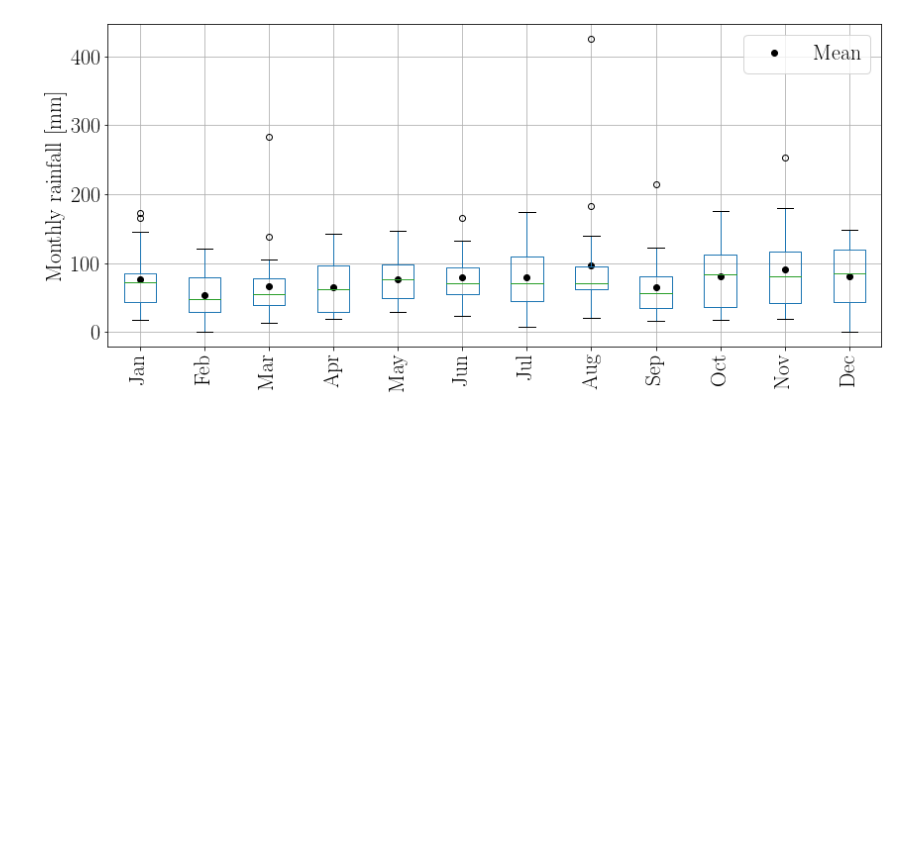
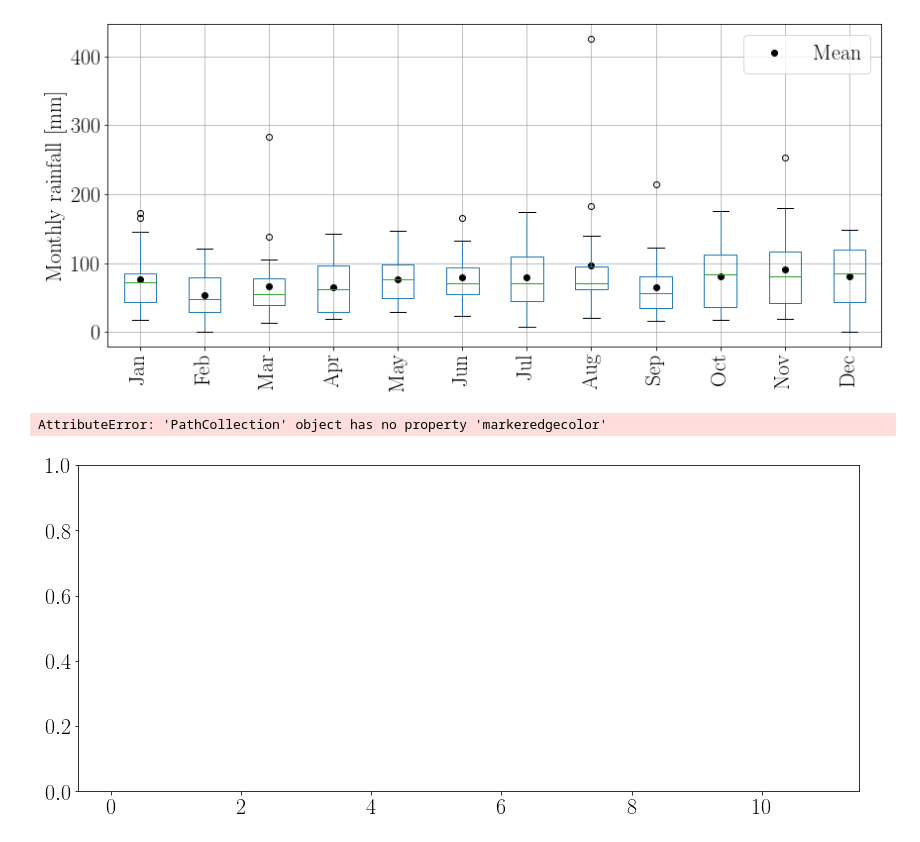
Before and after one commit to e-guenat/GVArainfall, a Jupyter notebook: MonthlyData_analysis.ipynb, the cells around one changed output. Drawn from its saved outputs; the diff is of its cells as text; code cells hidden in the pictures; blank space fills up the shorter version.

```diff
--- a/MonthlyData_analysis.ipynb
+++ b/MonthlyData_analysis.ipynb
@@ -119,3 +119,15 @@ plt.ylabel('Monthly rainfall [mm]')
 plt.show()
 # %% [output]
 [figure]
+# %%
+import seaborn as sns
+plt.figure(figsize=(14,6))
+sns.swarmplot(data=df1,markeredgecolor='k');#, by = 'diagnosis');
+sns.violinplot(data=df1);#, by = 'diagnosis');
+#plt.xticks(np.arange(1,13,1), ['Jan', 'Feb', 'Mar', 'Apr', 'May', 'Jun', 'Jul', 'Aug', 'Sep', 'Oct', 'Nov', 'Dec'],rotation='vertical')
+plt.ylabel('Monthly rainfall [mm]')
+
+plt.show()
+# %% [output]
+AttributeError: 'PathCollection' object has no property 'markeredgecolor'
+[figure, added]
```
Also changed, not shown: parts of 2 cells of this notebook, 1 other file.
